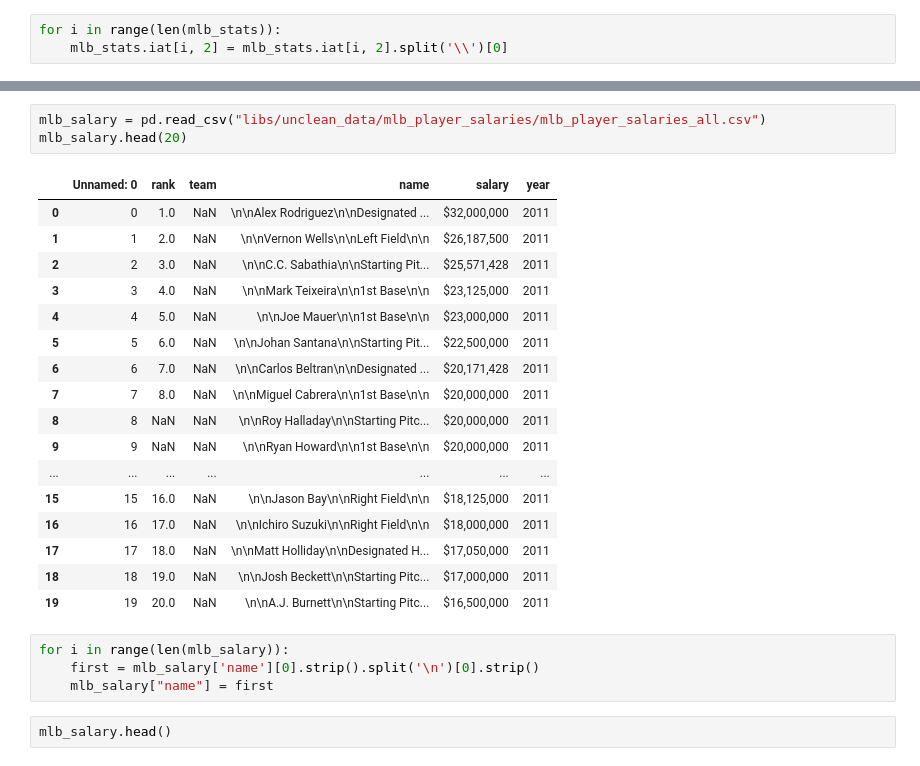
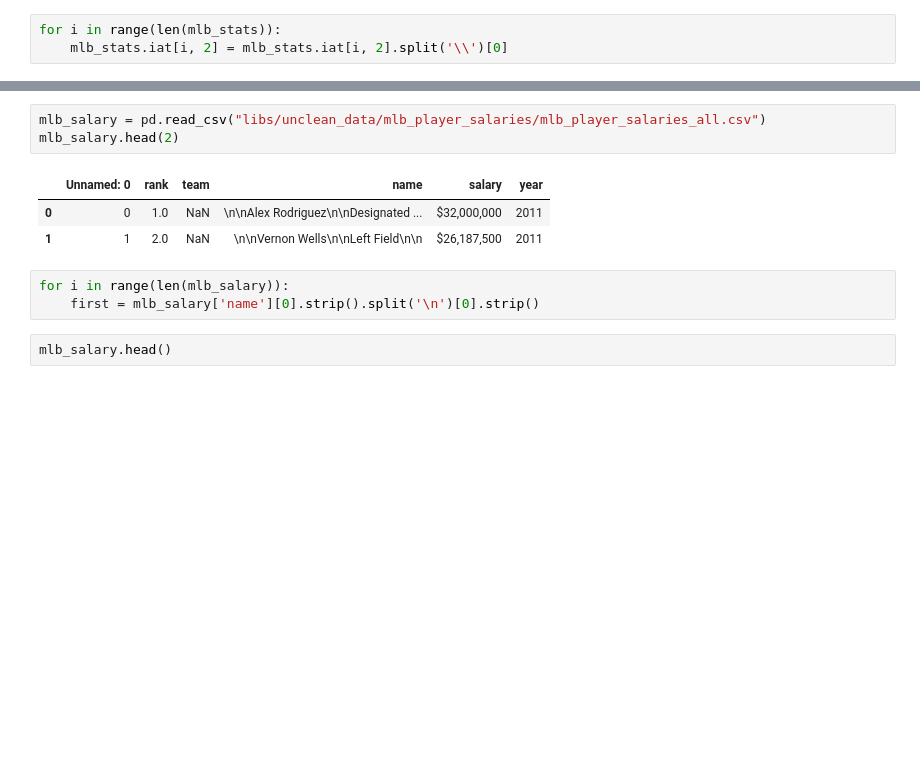
Before and after one commit to Axemen/Pro-Sports-Stats, a Jupyter notebook: fast_facts.ipynb, the cells around one changed output, grey strips where cells are left out. Cells and saved outputs as stored; diff of their text form; blank space fills up the shorter version.

```diff
--- a/fast_facts.ipynb
+++ b/fast_facts.ipynb
@@ -39,28 +25,13 @@ mlb_stats
 # %%
 mlb_salary = pd.read_csv("libs/unclean_data/mlb_player_salaries/mlb_player_salaries_all.csv")
-mlb_salary.head(20)
+mlb_salary.head(2)
 # %% [output]
 |  | Unnamed: 0 | rank | team | name | salary | year |
 | 0 | 0 | 1.0 | NaN | \n\nAlex Rodriguez\n\nDesignated ... | $32,000,000 | 2011 |
 | 1 | 1 | 2.0 | NaN | \n\nVernon Wells\n\nLeft Field\n\n | $26,187,500 | 2011 |
-| 2 | 2 | 3.0 | NaN | \n\nC.C. Sabathia\n\nStarting Pit... | $25,571,428 | 2011 |
-| 3 | 3 | 4.0 | NaN | \n\nMark Teixeira\n\n1st Base\n\n | $23,125,000 | 2011 |
-| 4 | 4 | 5.0 | NaN | \n\nJoe Mauer\n\n1st Base\n\n | $23,000,000 | 2011 |
-| 5 | 5 | 6.0 | NaN | \n\nJohan Santana\n\nStarting Pit... | $22,500,000 | 2011 |
-| 6 | 6 | 7.0 | NaN | \n\nCarlos Beltran\n\nDesignated ... | $20,171,428 | 2011 |
-| 7 | 7 | 8.0 | NaN | \n\nMiguel Cabrera\n\n1st Base\n\n | $20,000,000 | 2011 |
-| 8 | 8 | NaN | NaN | \n\nRoy Halladay\n\nStarting Pitc... | $20,000,000 | 2011 |
-| 9 | 9 | NaN | NaN | \n\nRyan Howard\n\n1st Base\n\n | $20,000,000 | 2011 |
-| ... | ... | ... | ... | ... | ... | ... |
-| 15 | 15 | 16.0 | NaN | \n\nJason Bay\n\nRight Field\n\n | $18,125,000 | 2011 |
-| 16 | 16 | 17.0 | NaN | \n\nIchiro Suzuki\n\nRight Field\n\n | $18,000,000 | 2011 |
-| 17 | 17 | 18.0 | NaN | \n\nMatt Holliday\n\nDesignated H... | $17,050,000 | 2011 |
-| 18 | 18 | 19.0 | NaN | \n\nJosh Beckett\n\nStarting Pitc... | $17,000,000 | 2011 |
-| 19 | 19 | 20.0 | NaN | \n\nA.J. Burnett\n\nStarting Pitc... | $16,500,000 | 2011 |
 # %%
 for i in range(len(mlb_salary)):
     first = mlb_salary['name'][0].strip().split('\n')[0].strip()
-    mlb_salary["name"] = first
 # %%
 mlb_salary.head()
 # %% [output]
```
Also changed, not shown: parts of 8 cells of this notebook, 2 other files.
